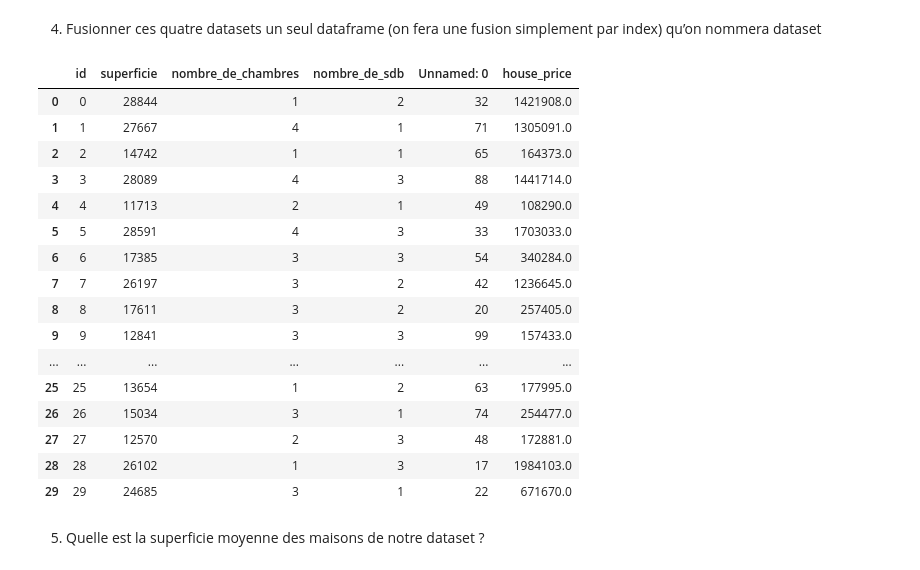
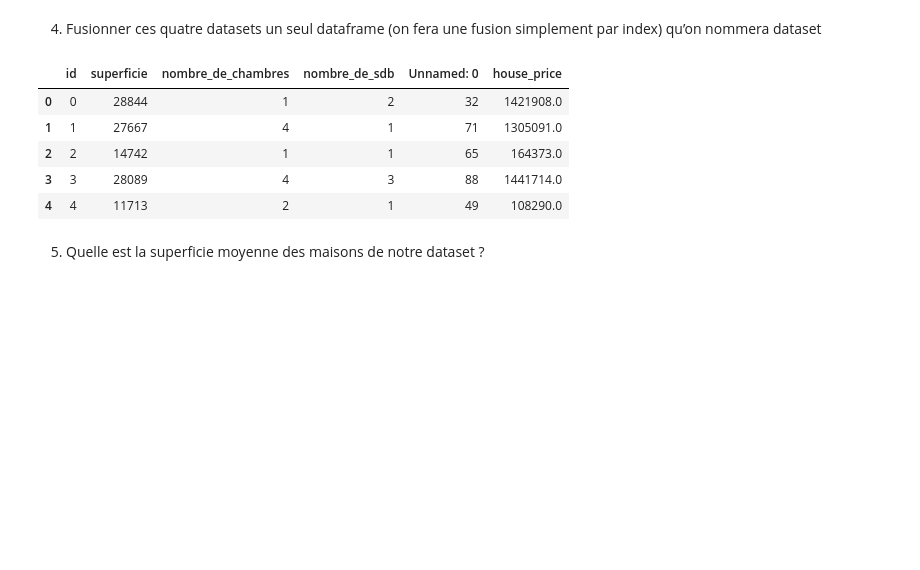
Before and after one commit to tbazzi/Data-Science---Fullstack-Bootcamp, a Jupyter notebook: 1. Fondamentaux de Python - House Market Exercice S1-4A.ipynb, the cells around one changed output. Cells and saved outputs as stored; diff of their text form; code cells hidden in the pictures; blank space fills up the shorter version.

```diff
--- a/1. Fondamentaux de Python - House Market Exercice S1-4A.ipynb
+++ b/1. Fondamentaux de Python - House Market Exercice S1-4A.ipynb
@@ -35,34 +35,23 @@ nombre_de_chambres.columns = ["id","nombre_de_chambres"]
 # %%
 #dataset = pd.merge(superficie, nombre_de_sdb, on='id')
 #dataset = pd.merge(dataset, nombre_de_chambres, on='id')
 #dataset = pd.merge(dataset, house_price, on='id')
 
 dataset = (superficie
             .merge(nombre_de_chambres, left_on="id", right_on="id")
             .merge(nombre_de_sdb, on="id")
             .merge(house_price , on="id")
 
  )
 
-dataset.head(30)
+dataset.head()
 # %% [output]
 |  | id | superficie | nombre_de_chambres | nombre_de_sdb | Unnamed: 0 | house_price |
 | 0 | 0 | 28844 | 1 | 2 | 32 | 1421908.0 |
 | 1 | 1 | 27667 | 4 | 1 | 71 | 1305091.0 |
 | 2 | 2 | 14742 | 1 | 1 | 65 | 164373.0 |
 | 3 | 3 | 28089 | 4 | 3 | 88 | 1441714.0 |
 | 4 | 4 | 11713 | 2 | 1 | 49 | 108290.0 |
-| 5 | 5 | 28591 | 4 | 3 | 33 | 1703033.0 |
-| 6 | 6 | 17385 | 3 | 3 | 54 | 340284.0 |
-| 7 | 7 | 26197 | 3 | 2 | 42 | 1236645.0 |
-| 8 | 8 | 17611 | 3 | 2 | 20 | 257405.0 |
-| 9 | 9 | 12841 | 3 | 3 | 99 | 157433.0 |
-| ... | ... | ... | ... | ... | ... | ... |
-| 25 | 25 | 13654 | 1 | 2 | 63 | 177995.0 |
-| 26 | 26 | 15034 | 3 | 1 | 74 | 254477.0 |
-| 27 | 27 | 12570 | 2 | 3 | 48 | 172881.0 |
-| 28 | 28 | 26102 | 1 | 3 | 17 | 1984103.0 |
-| 29 | 29 | 24685 | 3 | 1 | 22 | 671670.0 |
 # %% [markdown]
 5. Quelle est la superficie moyenne des maisons de notre dataset ?
 # %%
```
Also changed, not shown: parts of 9 cells of this notebook.
